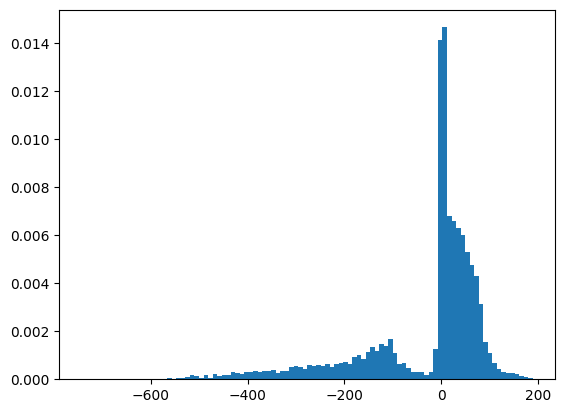
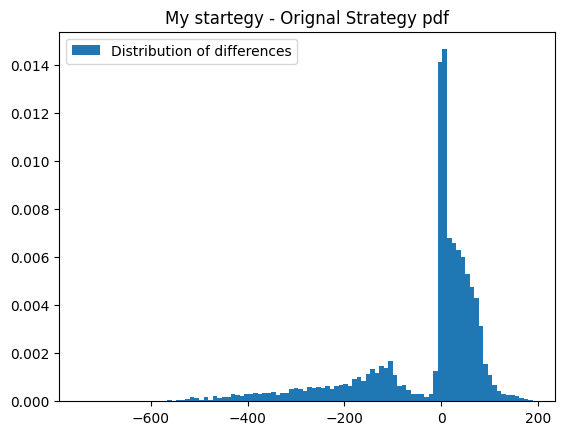
Code edit (unified diff) that turned the first committed figure into the second:
--- before
+++ after
@@ -1,4 +1,6 @@
 indicator=np.where((My_strat-Original_Strat)>3,1,0)
 print("Percentage wins: ",np.mean(indicator))
-plt.hist((My_strat-Original_Strat),density=True,bins=100)
+plt.hist((My_strat-Original_Strat),density=True,bins=100,label="Distribution of differences")
+plt.title("My startegy - Orignal Strategy pdf")
+plt.legend()
 plt.show()

Commit: Did some debugging and imporved model